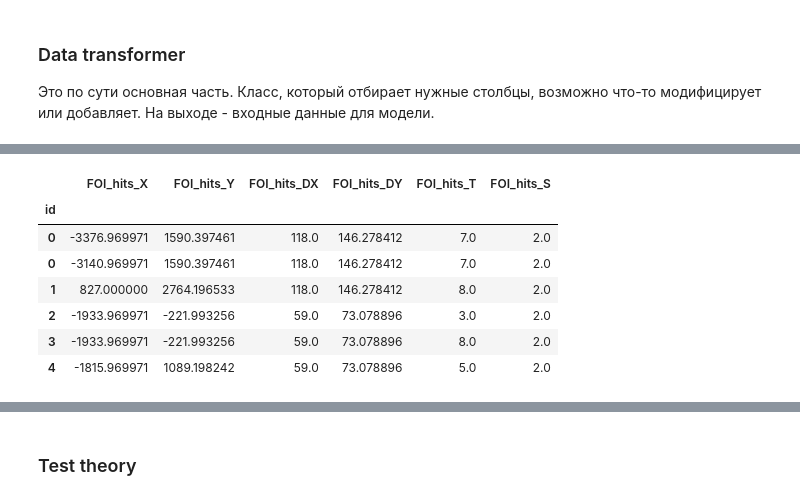
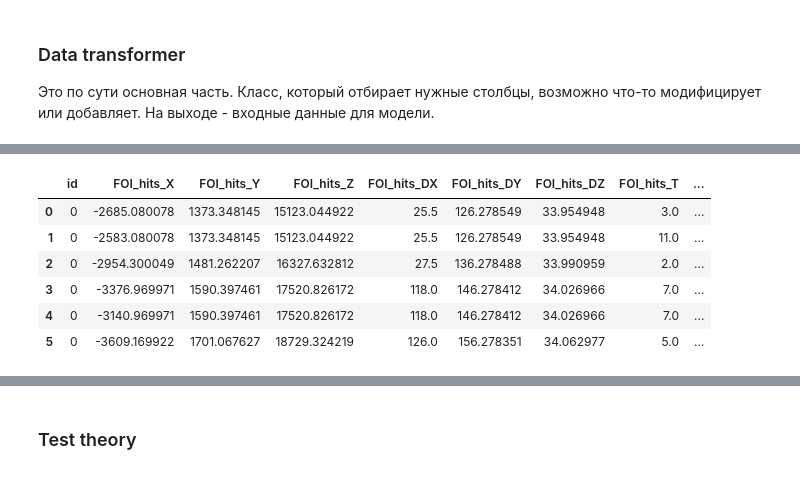
Before and after one commit to almaslov/idao2019, a Jupyter notebook: 09_foi.ipynb, the cells around one changed output, grey strips where cells are left out. Drawn from its saved outputs; the diff is of its cells as text; code cells hidden in the pictures.

```diff
--- a/09_foi.ipynb
+++ b/09_foi.ipynb
@@ -254,58 +126,69 @@ def fit(train, n_estimators, transformer_cls):
 hc_preimage_cols = xyz_cols + t_cols + dxyz_cols
 hc_image_cols = foi_xyz_cols + foi_ts_cols[:1] + foi_dxyz_cols
 seg_col = foi_ts_cols[2]
-nrows = 10
+nrows = 2
 train, train_foi = read_train(used_cols, nrows)
 
 # по идее должен заполнять датафрейм ближайшими хитами
 def fill_global_closest_matched_hits(data, data_foi):
 #     data_foi.astype({seg_col: np.int8}, copy=False)
-    cur_foi_cols = foi_xyz_cols[:2] + foi_dxyz_cols[:2] + foi_ts_cols[:1] + foi_ts_cols[-1:]
-    data_foi = data_foi.loc[:, ['id'] + cur_foi_cols]
-    data_foi.set_index('id', inplace=True)
+#     cur_foi_cols = foi_xyz_cols[:2] + foi_dxyz_cols[:2] + foi_ts_cols[:1] + foi_ts_cols[-2:]
+#     data_foi = data_foi.loc[:, ['id'] + cur_foi_cols]
+#     data_foi.set_index('id', inplace=True)
 
-    segs = [data_foi.loc[data_foi[seg_col] == i, :] for i in range(4)]
-    display(segs[2])
+#     segs = [data_foi.loc[data_foi[seg_col] == i, :] for i in range(4)]
+#     dt = segs[0].copy()
+#     for i in range(1, 4):
+#         dt = dt.merge(segs[i], how='outer', left_index=True, right_index=True, suffixes=('', '%d' % i))
+
+#     dt.columns = [
+#         cur_foi_cols[i] + ('[%d]' % j)
+#         for j in range(4)
+#         for i in range(len(cur_foi_cols))
+#     ]
+#     print(data.shape, data_foi.shape, dt.shape)
+#     print((data_foi.index == 0).sum(), (dt.index == 0).sum())
+    display(data_foi)
+#     display(dt.head(10))
 
 #     data_foi.set_index(['id', seg_col], inplace=True)
 
 #     join = data_foi.join(data.loc[:, exy_cols], how='right')
 #     s0 = join.loc[(slice(None), 0), :]
 #     s0 = s0.set_index(s0.index.droplevel(1))
 #     s1 = join.loc[(slice(None), 1), :]
 #     s1 = s1.set_index(s1.index.droplevel(1))
 #     display(s0.join(s1, how='outer', lsuffix='_0', rsuffix='_1'))
 #     display(s0.set_index(['id']).join(s1.set_index(['id']), how='inner', lsuffix='_0', rsuffix='_1'))
 #     for i in range(4):
 #         join.loc[(slice(None), i), :]
 #         slc = join.loc[mask, ['id', foi_ts_cols[2], exy_cols[i], exy_cols[i+4], foi_xyz_cols[0], foi_xyz_cols[1]]]
 #         dx = slc.loc[:, exy_cols[i]].values - slc.loc[:, foi_xyz_cols[0]].values
 #         dy = slc.loc[:, exy_cols[i+4]].values - slc.loc[:, foi_xyz_cols[1]].values
 #         join.loc[mask, 'D2'] = dx**2 + dy**2
 
 #     res = join.sort_values(by=['id', foi_ts_cols[2], 'D2'])
 #     res = res.drop_duplicates(subset=['id', foi_ts_cols[2]])
 
 #     subcols = hc_image_cols
 #     nsubcols = len(subcols)
 #     for i, col in enumerate(cl_cols):
 #         mask = res[foi_ts_cols[2]] == (i % 4)
 #         indices = res.loc[mask, 'id']
 #         data.loc[indices, col] = res.loc[mask, subcols[i // 4]].values
     return data
 
 global_foi_train_data = fill_global_closest_matched_hits(train, train_foi)
 # df_scores, feature_importance = cross_validate(train, n_estimators=20, n_splits=3, n_rows=nrows, transformer_cls=DataTransformer)
 # display(df_scores.describe())
 # %% [output]
-|  | FOI_hits_X | FOI_hits_Y | FOI_hits_DX | FOI_hits_DY | FOI_hits_T | FOI_hits_S |
-| id |  |  |  |  |  |  |
-| 0 | -3376.969971 | 1590.397461 | 118.0 | 146.278412 | 7.0 | 2.0 |
-| 0 | -3140.969971 | 1590.397461 | 118.0 | 146.278412 | 7.0 | 2.0 |
-| 1 | 827.000000 | 2764.196533 | 118.0 | 146.278412 | 8.0 | 2.0 |
-| 2 | -1933.969971 | -221.993256 | 59.0 | 73.078896 | 3.0 | 2.0 |
-| 3 | -1933.969971 | -221.993256 | 59.0 | 73.078896 | 8.0 | 2.0 |
-| 4 | -1815.969971 | 1089.198242 | 59.0 | 73.078896 | 5.0 | 2.0 |
+|  | id | FOI_hits_X | FOI_hits_Y | FOI_hits_Z | FOI_hits_DX | FOI_hits_DY | FOI_hits_DZ | FOI_hits_T | ... |
+| 0 | 0 | -2685.080078 | 1373.348145 | 15123.044922 | 25.5 | 126.278549 | 33.954948 | 3.0 | ... |
+| 1 | 0 | -2583.080078 | 1373.348145 | 15123.044922 | 25.5 | 126.278549 | 33.954948 | 11.0 | ... |
+| 2 | 0 | -2954.300049 | 1481.262207 | 16327.632812 | 27.5 | 136.278488 | 33.990959 | 2.0 | ... |
+| 3 | 0 | -3376.969971 | 1590.397461 | 17520.826172 | 118.0 | 146.278412 | 34.026966 | 7.0 | ... |
+| 4 | 0 | -3140.969971 | 1590.397461 | 17520.826172 | 118.0 | 146.278412 | 34.026966 | 7.0 | ... |
+| 5 | 0 | -3609.169922 | 1701.067627 | 18729.324219 | 126.0 | 156.278351 | 34.062977 | 5.0 | ... |
 # %%
 %%time
 from sklearn.base import TransformerMixin
```
Also changed, not shown: parts of 9 cells of this notebook, 3 other files.
